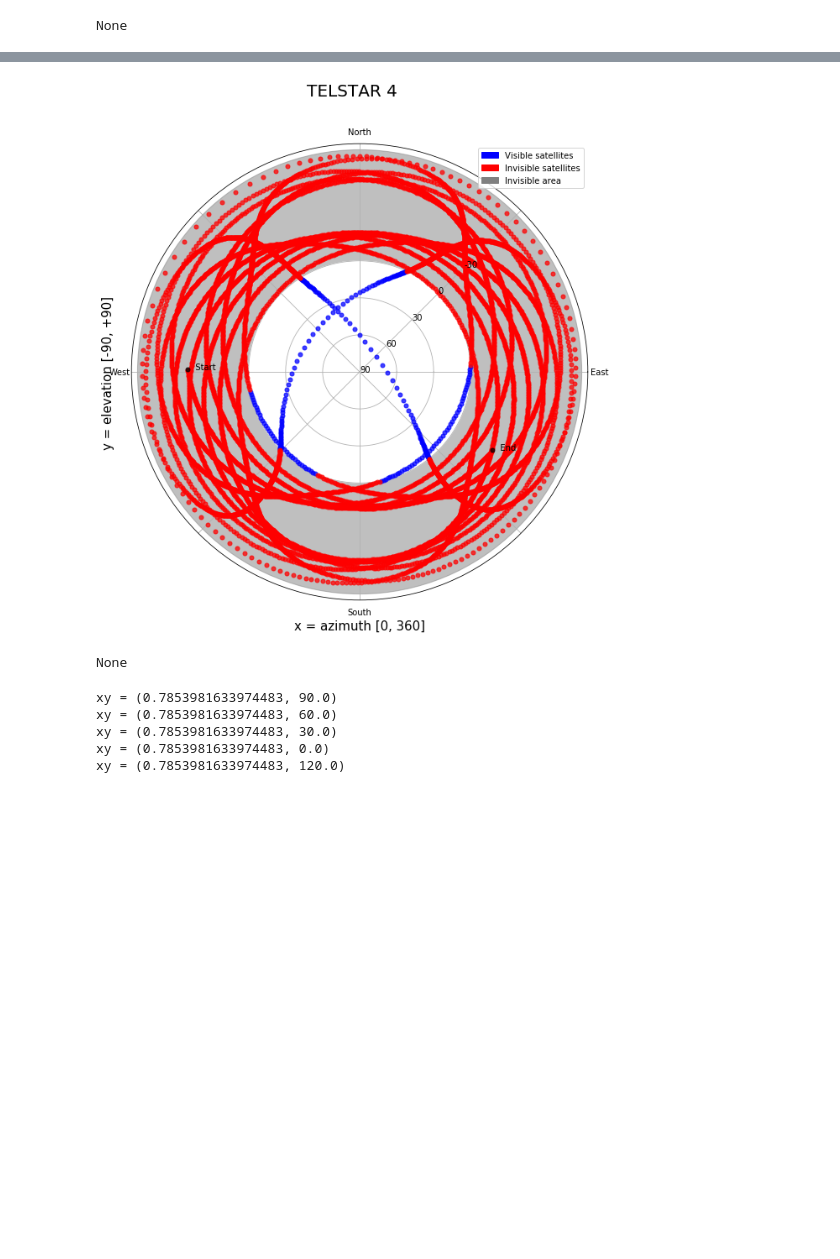
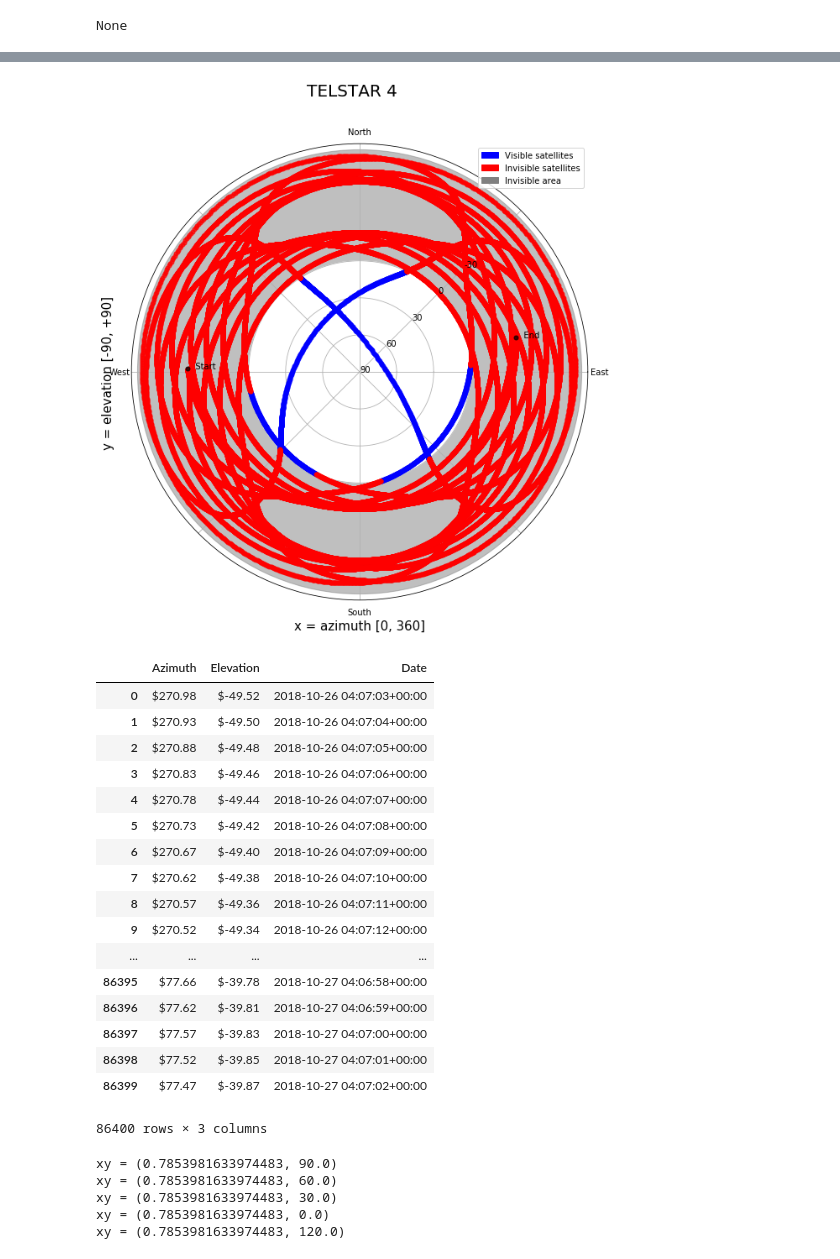
Before and after one commit to PI2-sunflower/satellite-tracker, a Jupyter notebook: notebooks/tracker_module_tests.ipynb, the cells around one changed output, grey strips where cells are left out. Saved outputs shown, nothing was run; the diff lists cells and outputs as text; code cells hidden in the pictures; blank space fills up the shorter version.

Commit message:
Showing plot points as dataframe

```diff
--- a/notebooks/tracker_module_tests.ipynb
+++ b/notebooks/tracker_module_tests.ipynb
@@ -219,14 +219,23 @@ def plot_sat(name, tle1, tle2, obs_lat, obs_lon, obs_alt, start=None, end=None):
         print(end)
 
     sat = Satellite(tle1, tle2)
-    df = plotter.see_satellite(iss, obs_lat, obs_lon, obs_alt, start=start, end=end, count=10000, annotate=False, title=name)
+    df = plotter.see_satellite(iss, obs_lat, obs_lon, obs_alt, start=start, end=end, count=3600 * 24, annotate=False, title=name)
     plt.show()
     display(df)
+
+start = datetime(year=2018,
+                 month=10,
+                 day=26,
+                 hour=4,
+                 minute=7,
+                 second=3,
+                 tzinfo=timezone.utc)
 
 plot_sat('TELSTAR 4',
          '1 23670U 95049A   18297.32130323 -.00000194 +00000-0 +00000-0 0  9994',
          '2 23670 011.3140 032.7443 0005992 252.2037 133.9454 01.00279297084502',
          -1.752453,
          -89.445483,
-         0,)
+         0,
+         start=start)
 # %% [output]
@@ -237,10 +245,27 @@ plotted points between [2018-10-26 04:07:03.543151+00:00] and [2018-10-27 02:20:
 xy = (0.7853981633974483, 90.0)
 xy = (0.7853981633974483, 60.0)
 xy = (0.7853981633974483, 30.0)
 xy = (0.7853981633974483, 0.0)
 xy = (0.7853981633974483, 120.0)
-[figure, old version]
+[figure, new version]
+|  | Azimuth | Elevation | Date |
+| 0 | $270.98 | $-49.52 | 2018-10-26 04:07:03+00:00 |
+| 1 | $270.93 | $-49.50 | 2018-10-26 04:07:04+00:00 |
+| 2 | $270.88 | $-49.48 | 2018-10-26 04:07:05+00:00 |
+| 3 | $270.83 | $-49.46 | 2018-10-26 04:07:06+00:00 |
+| 4 | $270.78 | $-49.44 | 2018-10-26 04:07:07+00:00 |
+| 5 | $270.73 | $-49.42 | 2018-10-26 04:07:08+00:00 |
+| 6 | $270.67 | $-49.40 | 2018-10-26 04:07:09+00:00 |
+| 7 | $270.62 | $-49.38 | 2018-10-26 04:07:10+00:00 |
+| 8 | $270.57 | $-49.36 | 2018-10-26 04:07:11+00:00 |
+| 9 | $270.52 | $-49.34 | 2018-10-26 04:07:12+00:00 |
+| ... | ... | ... | ... |
+| 86395 | $77.66 | $-39.78 | 2018-10-27 04:06:58+00:00 |
+| 86396 | $77.62 | $-39.81 | 2018-10-27 04:06:59+00:00 |
+| 86397 | $77.57 | $-39.83 | 2018-10-27 04:07:00+00:00 |
+| 86398 | $77.52 | $-39.85 | 2018-10-27 04:07:01+00:00 |
+| 86399 | $77.47 | $-39.87 | 2018-10-27 04:07:02+00:00 |
-None
+86400 rows × 3 columns
 # %%
 start = datetime(year=2018,
                  month=9,
```
Also changed, not shown: parts of 1 cell of this notebook, 1 other file.
